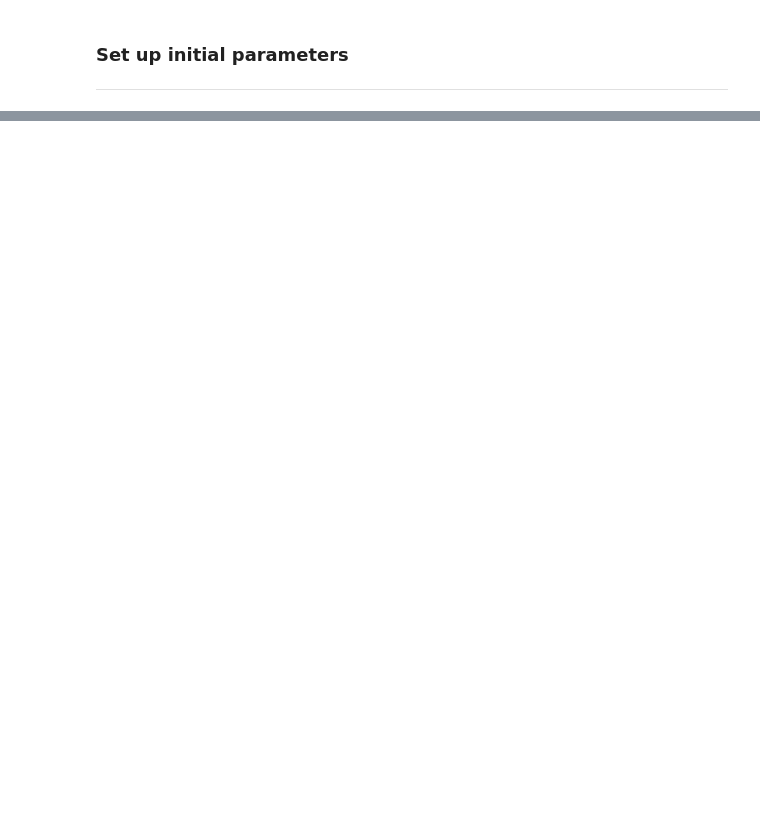
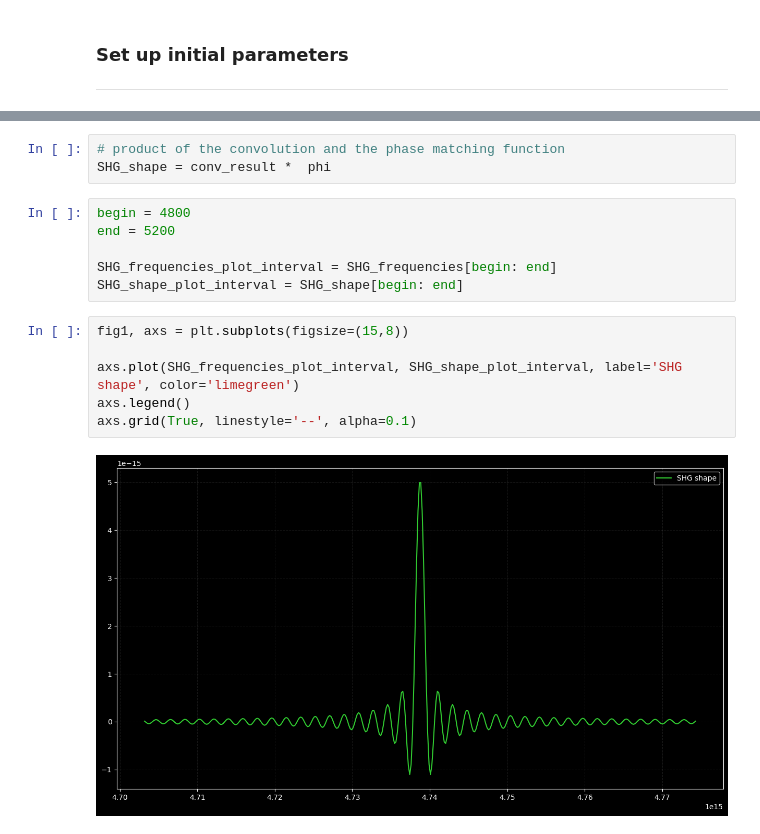
Before and after one commit to jusrojasrod/SHG-and-PDC-simulation, a Jupyter notebook: notebooks/exploracion/Second Harmonic Generation.ipynb, the cells around one changed output, grey strips where cells are left out. Saved outputs shown, nothing was run; the diff lists cells and outputs as text; blank space fills up the shorter version.

```diff
--- a/notebooks/exploracion/Second Harmonic Generation.ipynb
+++ b/notebooks/exploracion/Second Harmonic Generation.ipynb
@@ -207,0 +189,17 @@ Refractive index at 1.064 um (nx): 1.737926
+# %%
+# product of the convolution and the phase matching function
+SHG_shape = conv_result *  phi
+# %%
+begin = 4800
+end = 5200
+
+SHG_frequencies_plot_interval = SHG_frequencies[begin: end]
+SHG_shape_plot_interval = SHG_shape[begin: end]
+# %%
+fig1, axs = plt.subplots(figsize=(15,8))
+
+axs.plot(SHG_frequencies_plot_interval, SHG_shape_plot_interval, label='SHG shape', color='limegreen')
+axs.legend()
+axs.grid(True, linestyle='--', alpha=0.1)
+# %% [output]
+[figure, added]
```
Also changed, not shown: parts of 19 cells of this notebook.
